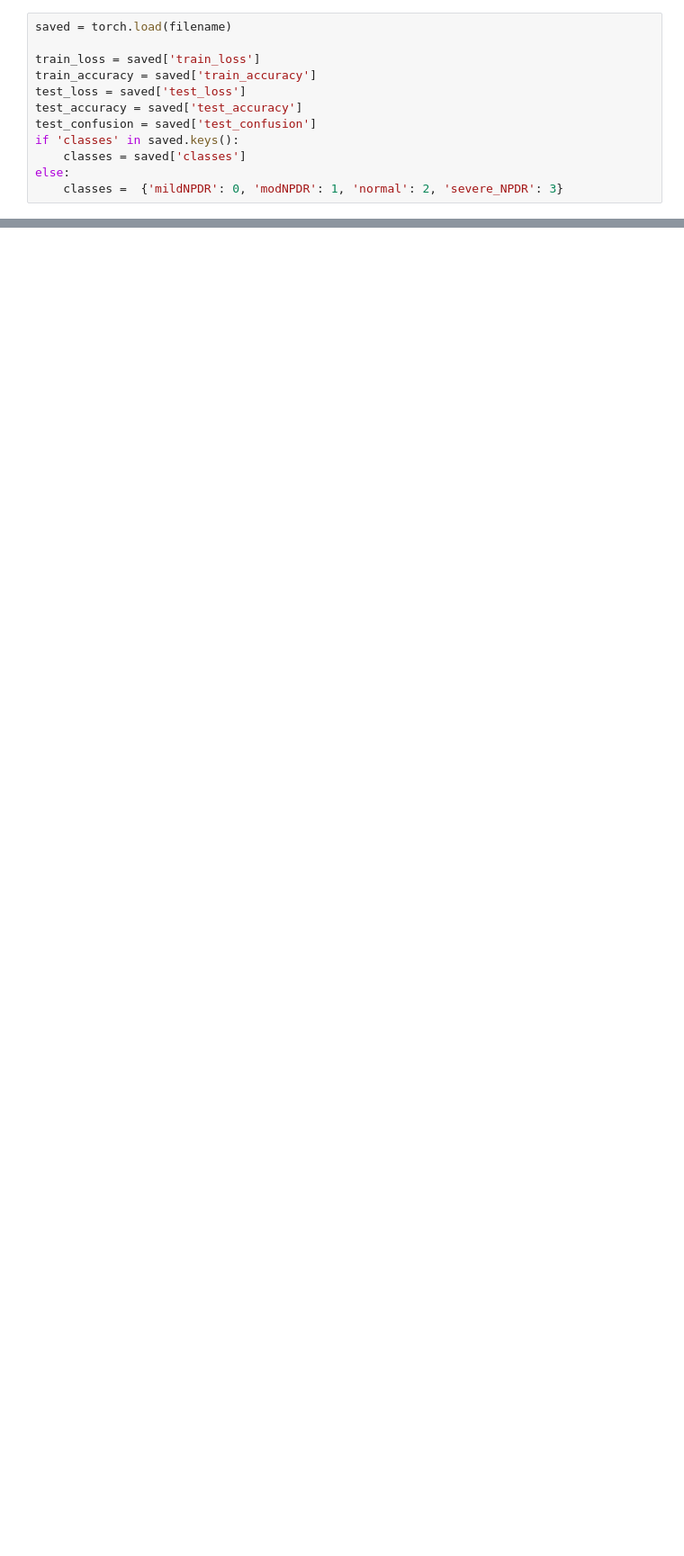
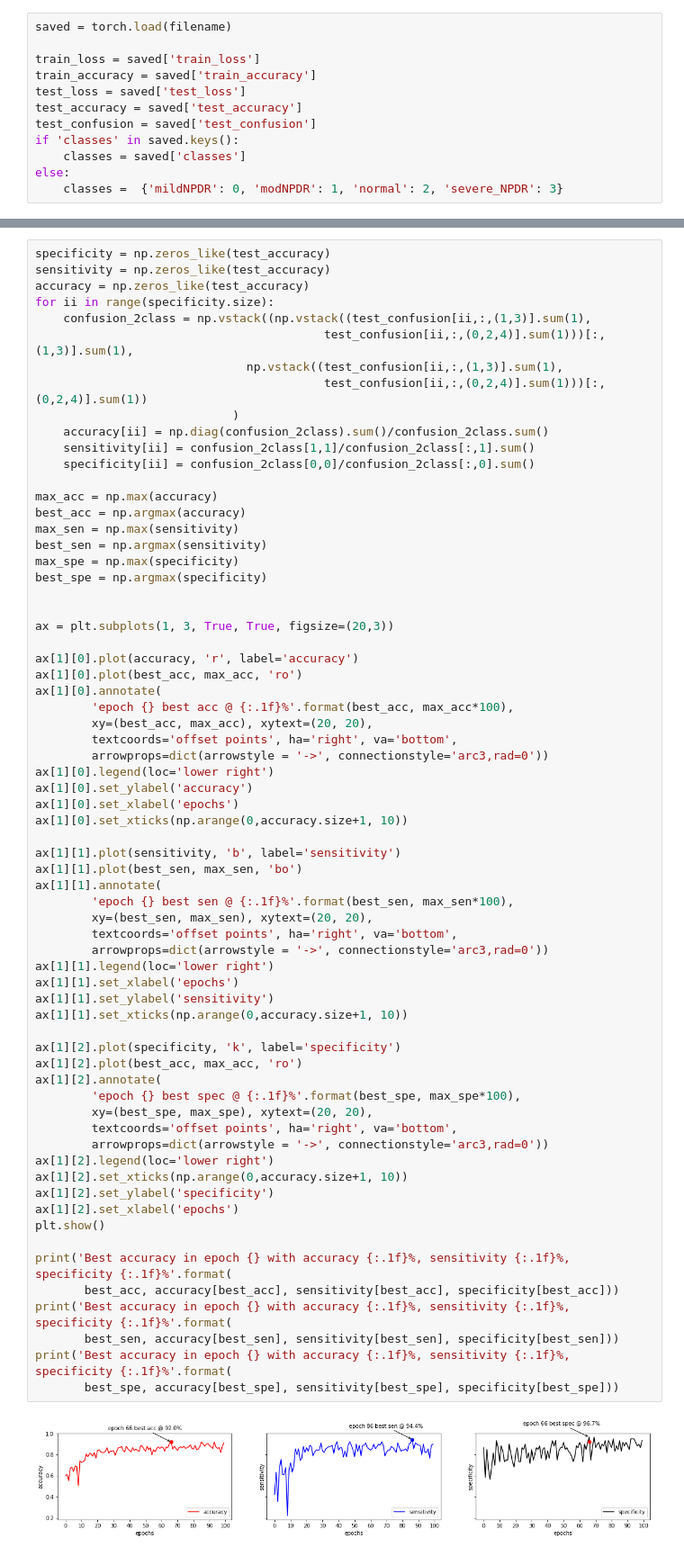
Before and after one commit to hyongsok/medAi, a Jupyter notebook: Visualize Results.ipynb, the cells around one changed output, grey strips where cells are left out. Shown: that part at 90% size. Drawn from its saved outputs; the diff is of its cells as text; blank space fills up the shorter version.

```diff
--- a/Visualize Results.ipynb
+++ b/Visualize Results.ipynb
@@ -96,0 +104,69 @@ Accuracy: 86.0%
+# %%
+specificity = np.zeros_like(test_accuracy)
+sensitivity = np.zeros_like(test_accuracy)
+accuracy = np.zeros_like(test_accuracy)
+for ii in range(specificity.size):
+    confusion_2class = np.vstack((np.vstack((test_confusion[ii,:,(1,3)].sum(1),
+                                         test_confusion[ii,:,(0,2,4)].sum(1)))[:,(1,3)].sum(1),
+                              np.vstack((test_confusion[ii,:,(1,3)].sum(1),
+                                         test_confusion[ii,:,(0,2,4)].sum(1)))[:,(0,2,4)].sum(1))
+                            )
+    accuracy[ii] = np.diag(confusion_2class).sum()/confusion_2class.sum()
+    sensitivity[ii] = confusion_2class[1,1]/confusion_2class[:,1].sum()
+    specificity[ii] = confusion_2class[0,0]/confusion_2class[:,0].sum()
+
+max_acc = np.max(accuracy)
+best_acc = np.argmax(accuracy)
+max_sen = np.max(sensitivity)
+best_sen = np.argmax(sensitivity)
+max_spe = np.max(specificity)
+best_spe = np.argmax(specificity)
+
+
+ax = plt.subplots(1, 3, True, True, figsize=(20,3))
+
+ax[1][0].plot(accuracy, 'r', label='accuracy')
+ax[1][0].plot(best_acc, max_acc, 'ro')
+ax[1][0].annotate(
+        'epoch {} best acc @ {:.1f}%'.format(best_acc, max_acc*100),
+        xy=(best_acc, max_acc), xytext=(20, 20),
+        textcoords='offset points', ha='right', va='bottom',
+        arrowprops=dict(arrowstyle = '->', connectionstyle='arc3,rad=0'))
+ax[1][0].legend(loc='lower right')
+ax[1][0].set_ylabel('accuracy')
+ax[1][0].set_xlabel('epochs')
+ax[1][0].set_xticks(np.arange(0,accuracy.size+1, 10))
+
+ax[1][1].plot(sensitivity, 'b', label='sensitivity')
+ax[1][1].plot(best_sen, max_sen, 'bo')
+ax[1][1].annotate(
+        'epoch {} best sen @ {:.1f}%'.format(best_sen, max_sen*100),
+        xy=(best_sen, max_sen), xytext=(20, 20),
+        textcoords='offset points', ha='right', va='bottom',
+        arrowprops=dict(arrowstyle = '->', connectionstyle='arc3,rad=0'))
+ax[1][1].legend(loc='lower right')
+ax[1][1].set_xlabel('epochs')
+ax[1][1].set_ylabel('sensitivity')
+ax[1][1].set_xticks(np.arange(0,accuracy.size+1, 10))
+
+ax[1][2].plot(specificity, 'k', label='specificity')
+ax[1][2].plot(best_acc, max_acc, 'ro')
+ax[1][2].annotate(
+        'epoch {} best spec @ {:.1f}%'.format(best_spe, max_spe*100),
+        xy=(best_spe, max_spe), xytext=(20, 20),
+        textcoords='offset points', ha='right', va='bottom',
+        arrowprops=dict(arrowstyle = '->', connectionstyle='arc3,rad=0'))
+ax[1][2].legend(loc='lower right')
+ax[1][2].set_xticks(np.arange(0,accuracy.size+1, 10))
+ax[1][2].set_ylabel('specificity')
+ax[1][2].set_xlabel('epochs')
+plt.show()
+
+print('Best accuracy in epoch {} with accuracy {:.1f}%, sensitivity {:.1f}%, specificity {:.1f}%'.format(
+       best_acc, accuracy[best_acc], sensitivity[best_acc], specificity[best_acc]))
+print('Best accuracy in epoch {} with accuracy {:.1f}%, sensitivity {:.1f}%, specificity {:.1f}%'.format(
+       best_sen, accuracy[best_sen], sensitivity[best_sen], specificity[best_sen]))
+print('Best accuracy in epoch {} with accuracy {:.1f}%, sensitivity {:.1f}%, specificity {:.1f}%'.format(
+       best_spe, accuracy[best_spe], sensitivity[best_spe], specificity[best_spe]))
+# %% [output]
+[figure, added]
```
Also changed, not shown: parts of 6 cells of this notebook, 1 other file.
